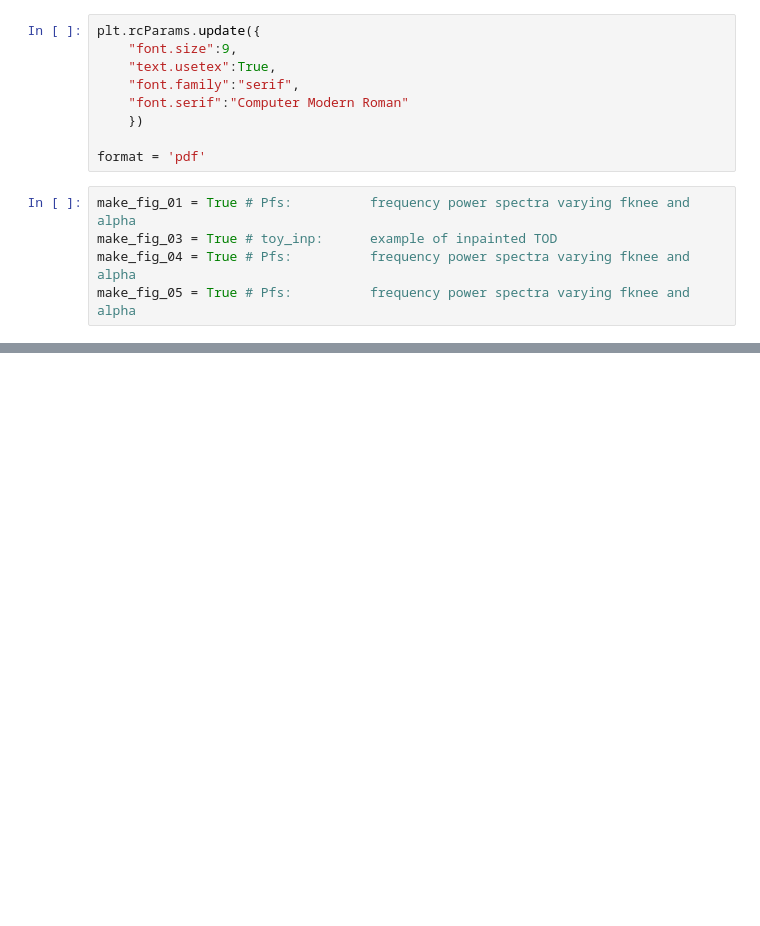
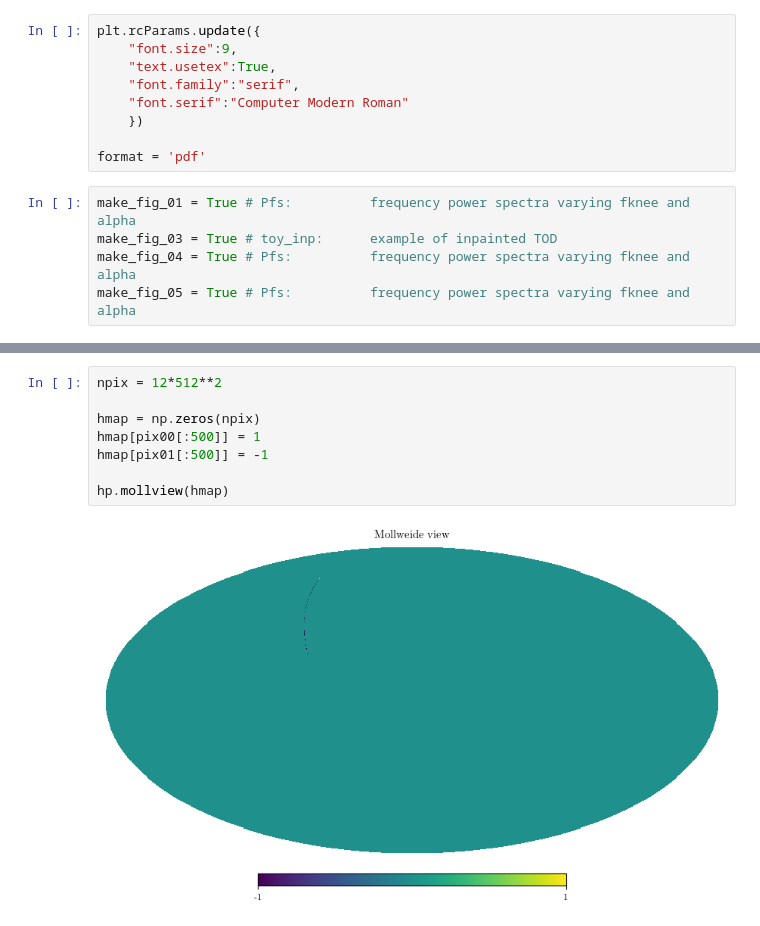
Before and after one commit to martamonelli/oof2ool_AGAIN, a Jupyter notebook: notebooks/paper_prep.ipynb, the cells around one changed output, grey strips where cells are left out. Drawn from its saved outputs; the diff is of its cells as text; blank space fills up the shorter version.

```diff
--- a/notebooks/paper_prep.ipynb
+++ b/notebooks/paper_prep.ipynb
@@ -228,0 +255,10 @@ plt.clf()
+# %%
+npix = 12*512**2
+
+hmap = np.zeros(npix)
+hmap[pix00[:500]] = 1
+hmap[pix01[:500]] = -1
+
+hp.mollview(hmap)
+# %% [output]
+[figure, added]
```
Also changed, not shown: parts of 20 cells of this notebook.
